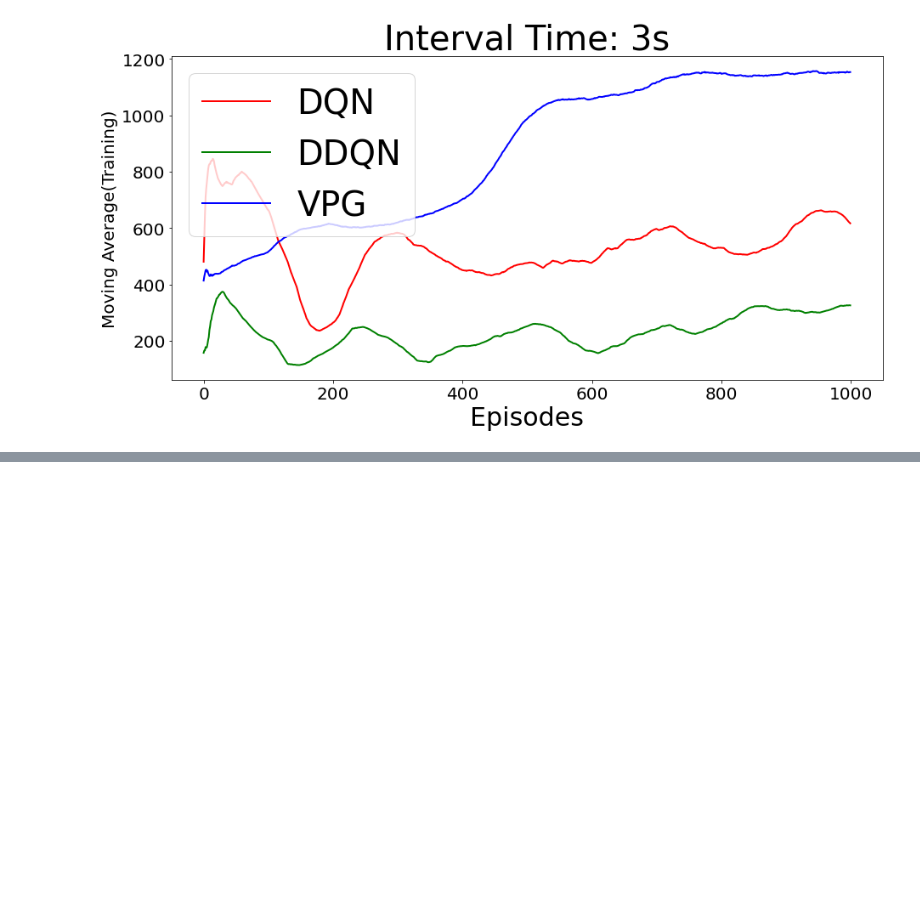
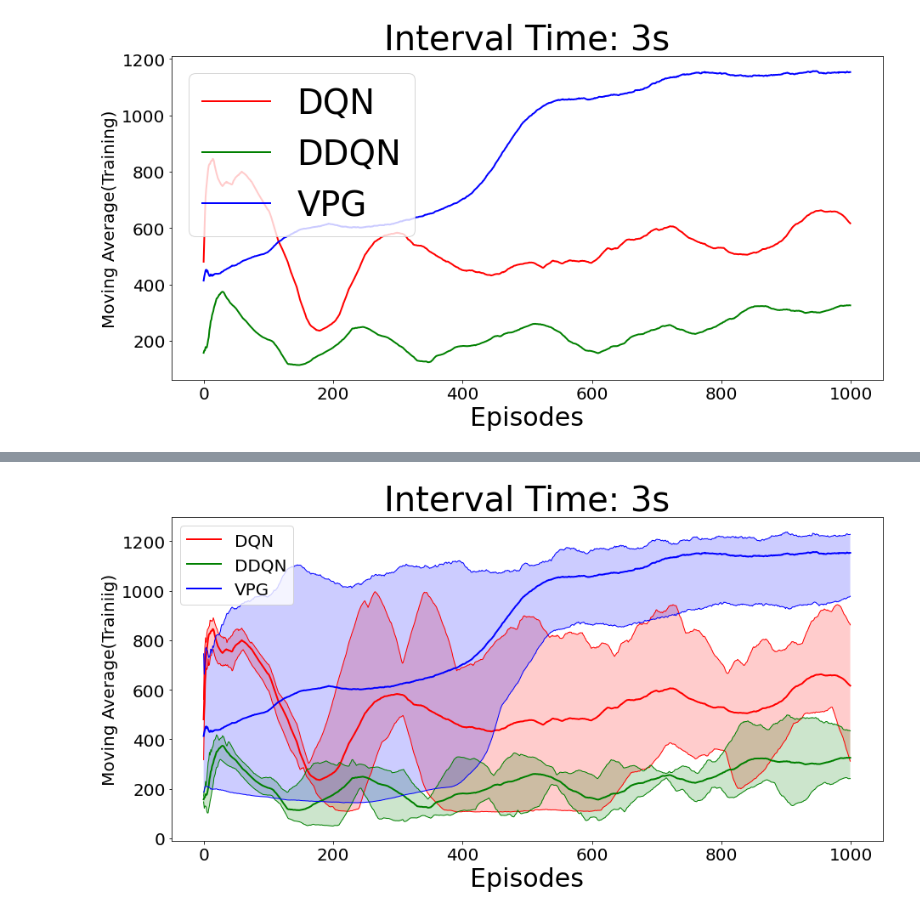
Before and after one commit to neel-singhania/Foraging_DRL_Project, a Jupyter notebook: deep_agents_foraging-v1.ipynb, the cells around one changed output, grey strips where cells are left out. Cells and saved outputs as stored; diff of their text form; code cells hidden in the pictures; blank space fills up the shorter version.

```diff
--- a/deep_agents_foraging-v1.ipynb
+++ b/deep_agents_foraging-v1.ipynb
@@ -673,0 +741,39 @@ open_file.close()
+# %%
+train_ddqn_max_1, eval_ddqn_max_1 = np.max(ddqn_results_1, axis=0).T
+train_ddqn_min_1, eval_ddqn_min_1 = np.min(ddqn_results_1, axis=0).T
+train_ddqn_mean_1, eval_ddqn_mean_1 = np.mean(ddqn_results_1, axis=0).T
+train_dqn_max_1, eval_dqn_max_1 = np.max(dqn_results_1, axis=0).T
+train_dqn_min_1, eval_dqn_min_1 = np.min(dqn_results_1, axis=0).T
+train_dqn_mean_1, eval_dqn_mean_1 = np.mean(dqn_results_1, axis=0).T
+train_vpg_max_1, eval_vpg_max_1 = np.max(vpg_results_1, axis=0).T
+train_vpg_min_1, eval_vpg_min_1 = np.min(vpg_results_1, axis=0).T
+train_vpg_mean_1, eval_vpg_mean_1 = np.mean(vpg_results_1, axis=0).T
+x = np.arange(np.max((len(train_ddqn_mean_1), len(train_dqn_mean_1))))
+# %%
+fig, axs = plt.subplots(1, 1, figsize=(15,7))
+
+plt.plot(train_dqn_max_1, 'r', linewidth=1)
+plt.plot(train_dqn_min_1, 'r', linewidth=1)
+plt.plot(train_dqn_mean_1, 'r', label='DQN', linewidth=2)
+plt.fill_between(x, train_dqn_min_1, train_dqn_max_1, facecolor='r', alpha=0.2)
+
+plt.plot(train_ddqn_max_1, 'g', linewidth=1)
+plt.plot(train_ddqn_min_1, 'g', linewidth=1)
+plt.plot(train_ddqn_mean_1, 'g', label='DDQN', linewidth=2)
+plt.fill_between(x, train_ddqn_min_1, train_ddqn_max_1, facecolor='g', alpha=0.2)
+
+plt.plot(train_vpg_max_1, 'b', linewidth=1)
+plt.plot(train_vpg_min_1, 'b', linewidth=1)
+plt.plot(train_vpg_mean_1, 'b', label='VPG', linewidth=2)
+plt.fill_between(x, train_vpg_min_1, train_vpg_max_1, facecolor='b', alpha=0.2)
+
+
+plt.legend(fontsize=20, loc='upper left')
+plt.ylabel('Moving Average(Trainiig)', fontsize=20)
+plt.xlabel('Episodes', fontsize=30)
+plt.yticks(fontsize=20)
+plt.xticks(fontsize=20)
+plt.title('Interval Time: 3s', fontsize=40)
+plt.savefig('d_3.pdf')
+# %% [output]
+[figure, added]
```
Also changed, not shown: parts of 5 cells of this notebook, 1 other file.
